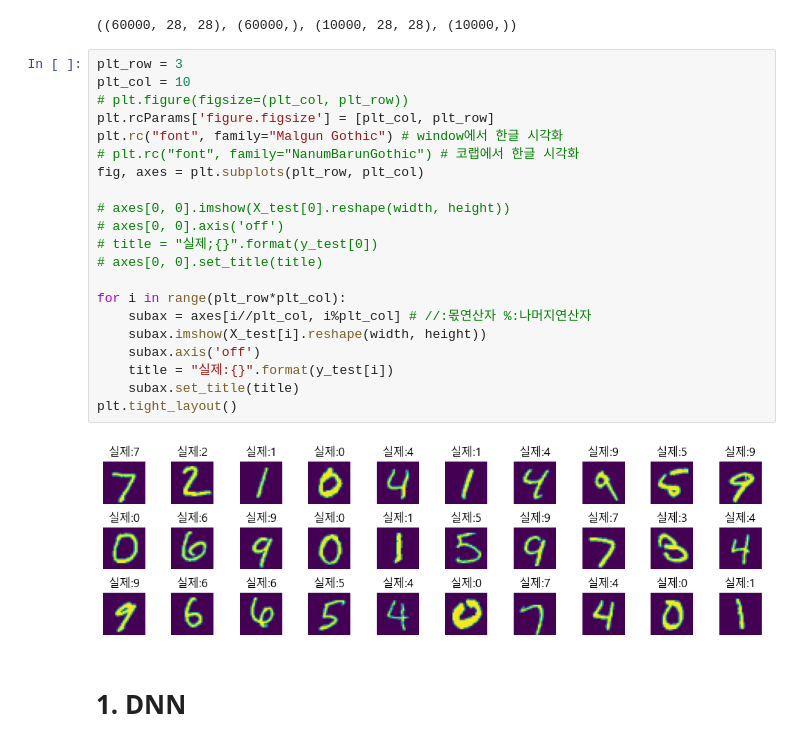
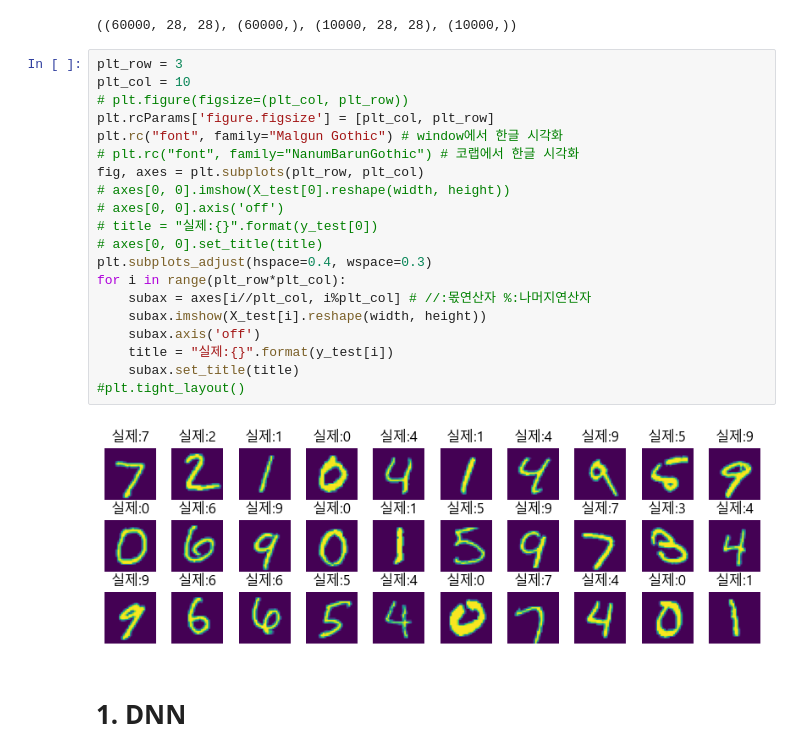
Before and after one commit to k-j-hyun/ai_x, a Jupyter notebook: source/06_이미지처리/MNIST_DNN_CNN.ipynb, the cells around one changed output. Cells and saved outputs as stored; diff of their text form.

```diff
--- a/source/06_이미지처리/MNIST_DNN_CNN.ipynb
+++ b/source/06_이미지처리/MNIST_DNN_CNN.ipynb
@@ -34,25 +34,24 @@ X_train.shape, y_train.shape, X_test.shape, y_test.shape
 # %%
 plt_row = 3
 plt_col = 10
 # plt.figure(figsize=(plt_col, plt_row))
 plt.rcParams['figure.figsize'] = [plt_col, plt_row]
 plt.rc("font", family="Malgun Gothic") # window에서 한글 시각화
 # plt.rc("font", family="NanumBarunGothic") # 코랩에서 한글 시각화
 fig, axes = plt.subplots(plt_row, plt_col)
-
 # axes[0, 0].imshow(X_test[0].reshape(width, height))
 # axes[0, 0].axis('off')
-# title = "실제;{}".format(y_test[0])
+# title = "실제:{}".format(y_test[0])
 # axes[0, 0].set_title(title)
-
+plt.subplots_adjust(hspace=0.4, wspace=0.3)
 for i in range(plt_row*plt_col):
     subax = axes[i//plt_col, i%plt_col] # //:몫연산자 %:나머지연산자
     subax.imshow(X_test[i].reshape(width, height))
     subax.axis('off')
     title = "실제:{}".format(y_test[i])
     subax.set_title(title)
-plt.tight_layout()
+#plt.tight_layout()
 # %% [output]
-[figure, old version]
+[figure, new version]
 # %% [markdown]
 # 1. DNN
```
Also changed, not shown: parts of 23 cells of this notebook, 33 other files.
